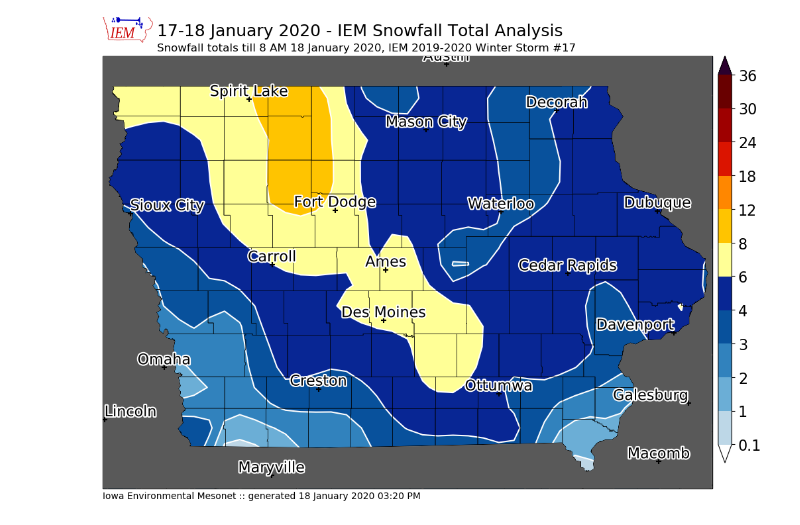
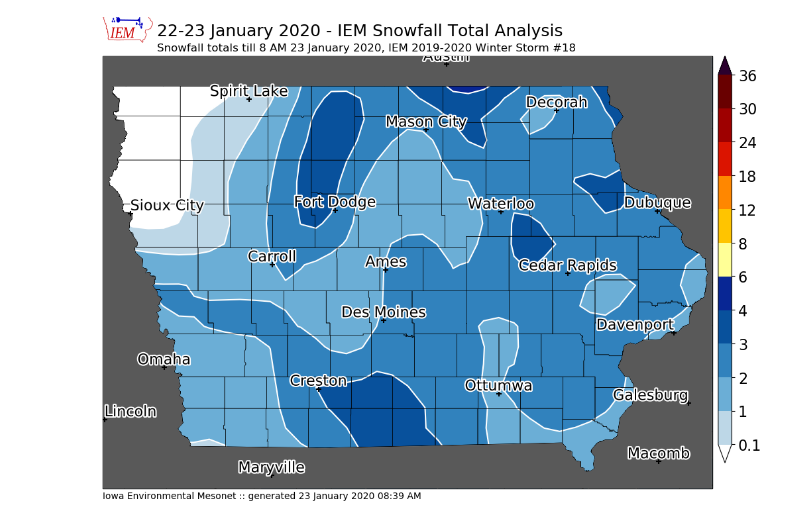
Before and after one commit to akrherz/DEV, a Jupyter notebook: coop/feature_snowfall_analysis.ipynb, the cells around one changed output. Cells and saved outputs as stored; diff of their text form; code cells hidden in the pictures.

Commit message:
winter storm 18

```diff
--- a/coop/feature_snowfall_analysis.ipynb
+++ b/coop/feature_snowfall_analysis.ipynb
@@ -1,7 +1,7 @@
 # %%
 ####################
 # vvvvvvvvvvvvvvvvvvvvvvvvv
-STORM_NUMBER = 17
+STORM_NUMBER = 18
 # ^^^^^^^^^^^^^^^^^^^^^^^^^
 ####################
 import datetime
@@ -79,8 +79,8 @@ def get_coop(dates):
     IEM.close()
     return data
 
-crows = get_coop( ['2020-01-18', ] )
-sts = utc(2020, 1, 18, 0)
+crows = get_coop( ['2020-01-23', ] )
+sts = utc(2020, 1, 23, 0)
 ets = utc(2020, 1, 31, 23, 0)
 lrows = get_lsrs(sts, ets)
 
@@ -128,12 +128,13 @@ Found 1133 observations (673 coop/460 lsrs) for consideration
 # %%
-cull = ['l1', 'IA-PA-5', 'l5', 'l24', 'IA-KS-6', 'l27', 'IA-ST-3', 'VRMS2', 'IA-PT-13']
+cull = ['l110', 'PERI4', 'MPTI4']
 if cull:
     dfall.at[cull, 'useme'] = False
 
 hardcode = [
-    ("HLYI4", 4.),
-    ('l2', 4.),
-    ('l6', 4.),
+    ('MCLI4', 2.5),
+    ('l62', 2.5),
+    ('GNDI4', 1.5),
+    ('l31', 2.0),
 ]
 
 
@@ -188,7 +189,7 @@ grid = grd.grid(
 print("Generated geographic grid:")
 print(grid.vals)
 m.contourf(grid.longitude, grid.latitude, grid.vals, clevs, cmap=cmap)
-df_useme_plot = df_useme[(df_useme['val']<=40)&(df_useme['val'] >= 6)]
+df_useme_plot = df_useme[(df_useme['val']<=2)&(df_useme['val'] >= 1)]
 m.plot_values(
     df_useme_plot['lon'], df_useme_plot['lat'], df_useme_plot['datalabel'],
     '%s', labels=df_useme_plot.index.values,
@@ -216,14 +217,14 @@ Attributes:
 # %%
 # now we are ready to plot!
 
 m = MapPlot(sector='iowa',
-            title='17-18 January 2020 - IEM Snowfall Total Analysis',
-            subtitle=("Snowfall totals till 8 AM 18 January 2020, "
+            title='22-23 January 2020 - IEM Snowfall Total Analysis',
+            subtitle=("Snowfall totals till 8 AM 23 January 2020, "
                       "IEM 2019-2020 Winter Storm #%s") % (STORM_NUMBER, ))
 vals = m.contourf(grid.longitude, grid.latitude, grid.vals, clevs, cmap=cmap)
 #m.plot_values(np.array(df2.lon), np.array(df2.lat), np.array(df2.val), '%.2f')
 m.drawcounties()
 m.drawcities()
-m.postprocess(filename='200118.png')
+m.postprocess(filename='200123.png')
 # %% [output]
-[figure, old version]
+[figure, new version]
```
Also changed, not shown: parts of 2 cells of this notebook.
